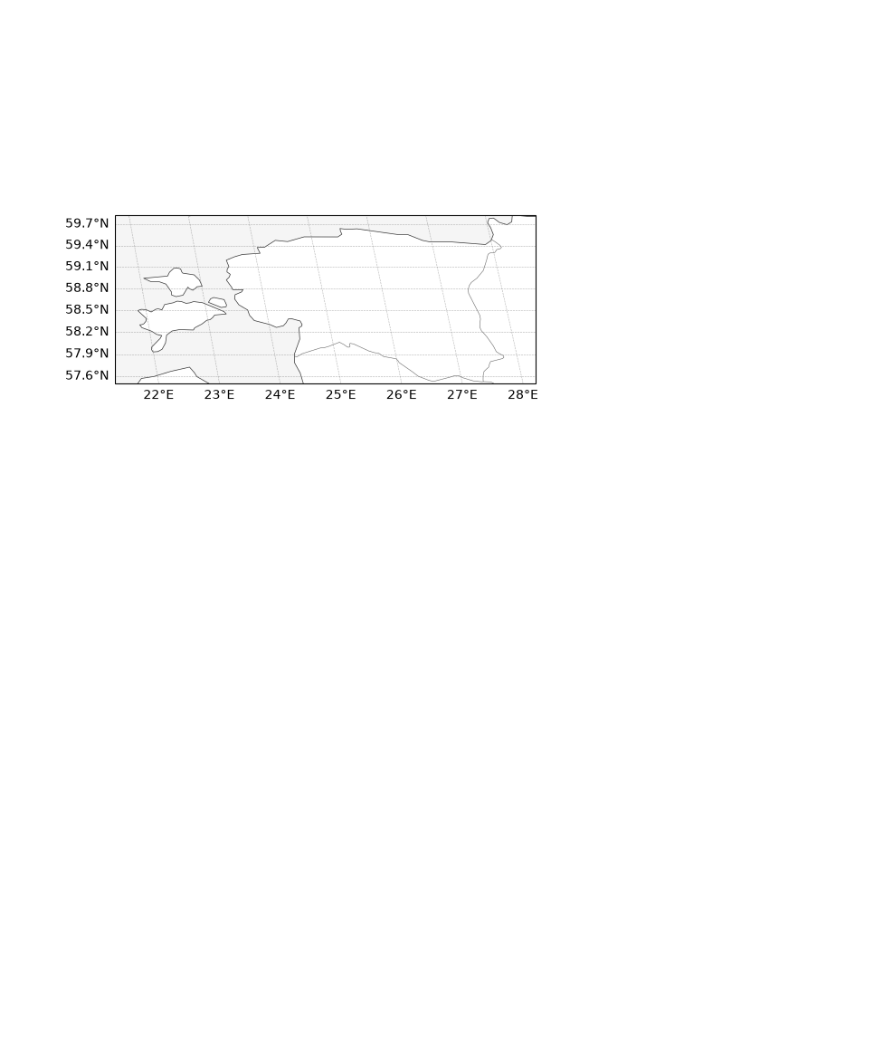
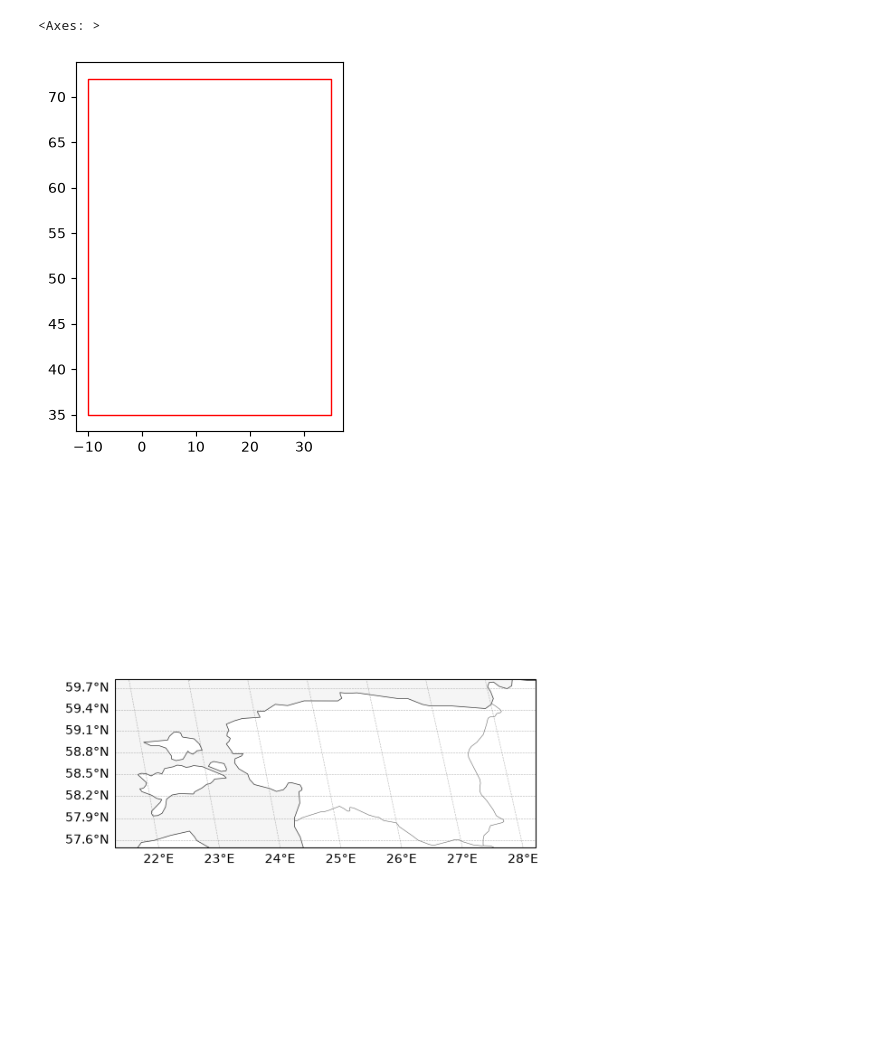
Before and after one commit to kmch/ploTea, a Jupyter notebook: notebooks/plotea.ipynb, the cells around one changed output. Cells and saved outputs as stored; diff of their text form; code cells hidden in the pictures; blank space fills up the shorter version.

```diff
--- a/notebooks/plotea.ipynb
+++ b/notebooks/plotea.ipynb
@@ -13,3 +30,9 @@ The autoreload extension is already loaded. To reload it, use:
+# %%
+bbox = Bbox.from_any('eu')
+bbox.plot()
+# %% [output]
+<Axes: >
+[figure, added]
 # %%
 bm = BaseMap(bbox='ee', crs=None)
 fig, ax = bm.plot(figsize=(6, 6))
```
Also changed, not shown: parts of 2 cells of this notebook, 1 other file.
